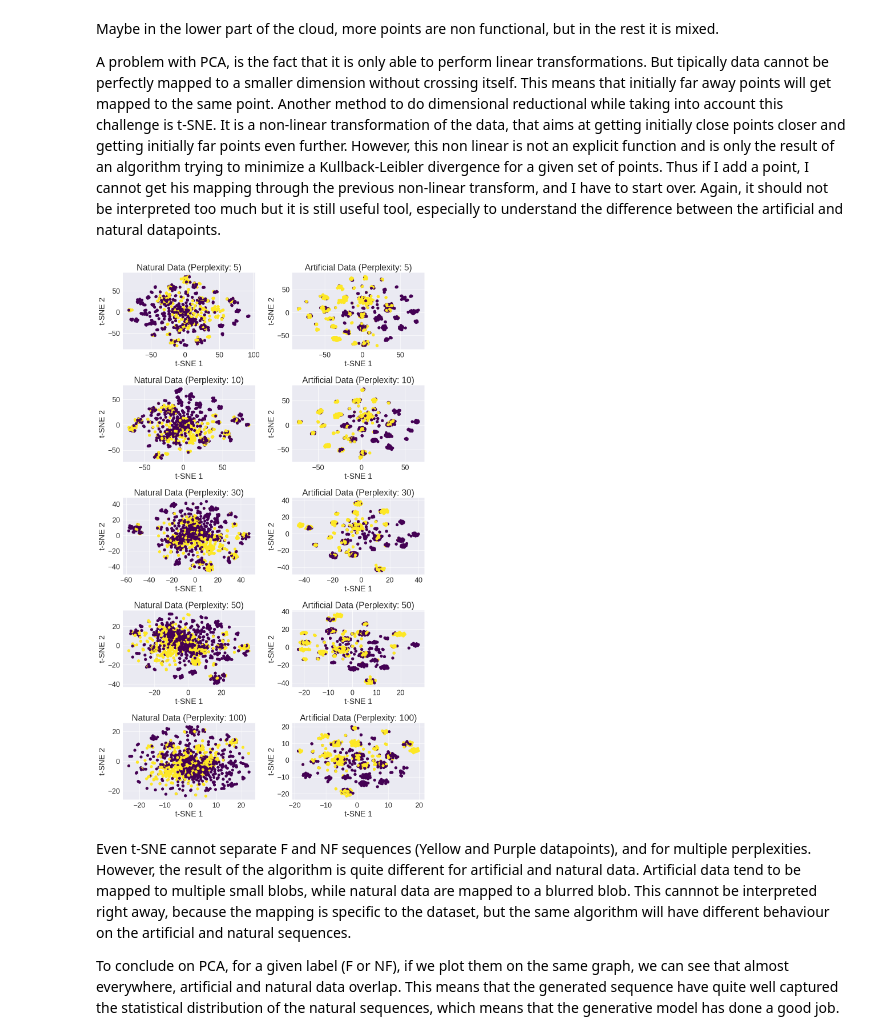
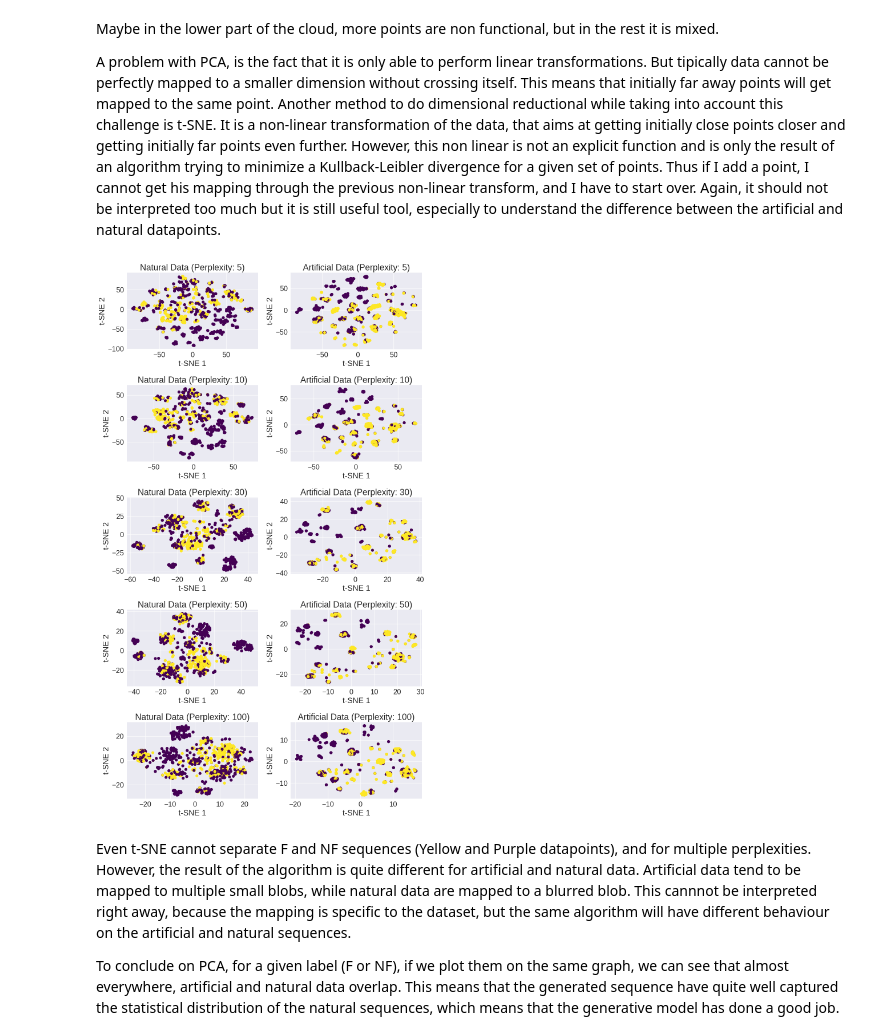
Before and after one commit to vicdlp/CS_project, a Jupyter notebook: CS_project.ipynb, the cells around one changed output. Cells and saved outputs as stored; diff of their text form; code cells hidden in the pictures.

```diff
--- a/CS_project.ipynb
+++ b/CS_project.ipynb
@@ -176,39 +180,45 @@ Maybe in the lower part of the cloud, more points are non functional, but in the
 A problem with PCA, is the fact that it is only able to perform linear transformations. But tipically data cannot be perfectly mapped to a smaller dimension without crossing itself. This means that initially far away points will get mapped to the same point. Another method to do dimensional reductional while taking into account this challenge is t-SNE. It is a non-linear transformation of the data, that aims at getting initially close points closer and getting initially far points even further. However, this non linear is not an explicit function and is only the result of an algorithm trying to minimize a Kullback-Leibler divergence for a given set of points. Thus if I add a point, I cannot get his mapping through the previous non-linear transform, and I have to start over. Again, it should not be interpreted too much but it is still useful tool, especially to understand the difference between the artificial and natural datapoints.
 # %%
 from sklearn.manifold import TSNE
+
+
+# first using PCA to speed up t-SNE training
+pca = PCA(n_components=800)
+X_nat_pca = pca.fit_transform(X_nat)
+X_art_pca = pca.fit_transform(X_art)
 
 # Define perplexity values to explore
 perplexities = [5, 10, 30, 50, 100]
 
 # Create a figure and subplots
 fig, axes = plt.subplots(nrows=len(perplexities), ncols=2, figsize=(12, 20))
 
 # Iterate through perplexity values and datasets
 for i, perplexity in enumerate(perplexities):
     # Apply t-SNE for current perplexity
     tsne = TSNE(n_components=2, perplexity=perplexity, random_state=0)  # Added random_state for reproducibility
 
     # Fit and transform for both datasets
-    X_art_embedded = tsne.fit_transform(X_art)
-    X_nat_embedded = tsne.fit_transform(X_nat)
+    X_art_embedded = tsne.fit_transform(X_art_pca)
+    X_nat_embedded = tsne.fit_transform(X_nat_pca)
 
     # Plot natural data on the first column
     axes[i, 0].scatter(X_nat_embedded[:, 0], X_nat_embedded[:, 1], c=y_nat, cmap='viridis', label="Natural")
     axes[i, 0].set_title(f'Natural Data (Perplexity: {perplexity})')
     axes[i, 0].set_xlabel('t-SNE 1')
     axes[i, 0].set_ylabel('t-SNE 2')
 
     # Plot artificial data on the second column
     axes[i, 1].scatter(X_art_embedded[:, 0], X_art_embedded[:, 1], c=y_art, cmap='viridis', label="Artificial")
     axes[i, 1].set_title(f'Artificial Data (Perplexity: {perplexity})')
     axes[i, 1].set_xlabel('t-SNE 1')
     axes[i, 1].set_ylabel('t-SNE 2')
 
 # Adjust layout and show the plot
 plt.tight_layout()
 plt.show()
 # %% [output]
-[figure, old version]
+[figure, new version]
 # %% [markdown]
 Even t-SNE cannot separate F and NF sequences (Yellow and Purple datapoints), and for multiple perplexities. However, the result of the algorithm is quite different for artificial and natural data. Artificial data tend to be mapped to multiple small blobs, while natural data are mapped to a blurred blob. This cannnot be interpreted right away, because the mapping is specific to the dataset, but the same algorithm will have different behaviour on the artificial and natural sequences.
 
```
Also changed, not shown: parts of 10 cells of this notebook.
